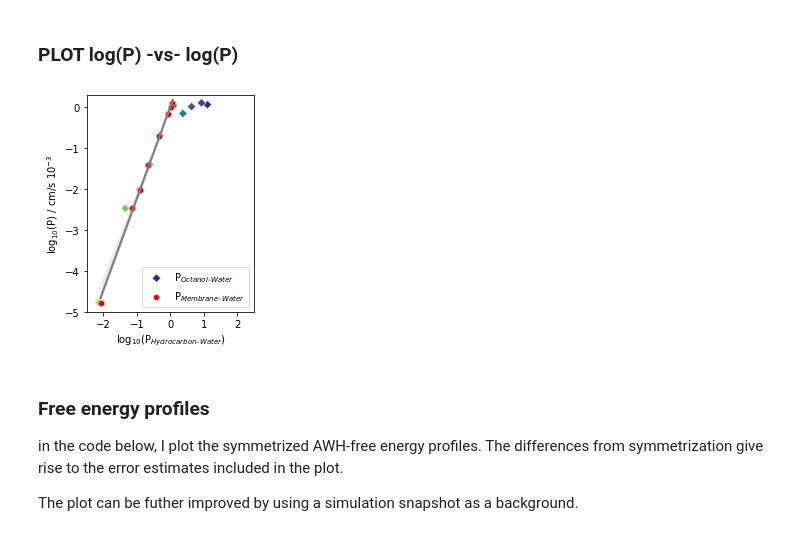
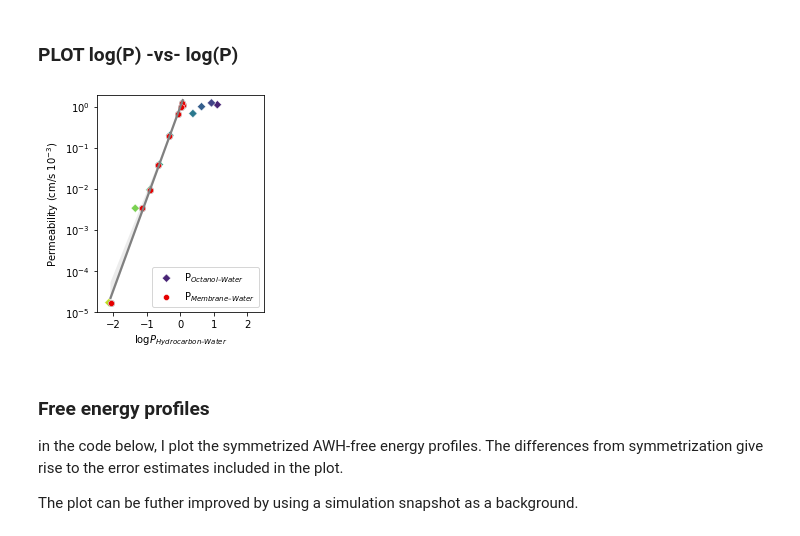
Before and after one commit to jmelcr/permeability, a Jupyter notebook: martini3/cholesterol00p_PC_variousTails_sims/saturation_DPPC-POPC_titration/perm_particle_EOLS/dopc-unsat_0-169_d_100/plot_awh_fric_profiles.ipynb, the cells around one changed output. Cells and saved outputs as stored; diff of their text form; code cells hidden in the pictures.

Commit message:
updated AWH profiles, changed labeling to hydrophobic levels, improved legends and the loglog plot to appear like semi-log scaled

```diff
--- a/martini3/cholesterol00p_PC_variousTails_sims/saturation_DPPC-POPC_titration/perm_particle_EOLS/dopc-unsat_0-169_d_100/plot_awh_fric_profiles.ipynb
+++ b/martini3/cholesterol00p_PC_variousTails_sims/saturation_DPPC-POPC_titration/perm_particle_EOLS/dopc-unsat_0-169_d_100/plot_awh_fric_profiles.ipynb
@@ -576,21 +576,25 @@ sns.set_palette("viridis", n_colors=len(dfall))
 # %%
 sns.scatterplot(data=dfall, x='POW', y='logPerm',
                 label=r'P$_{Octanol–Water}$',
                 hue='index', palette='viridis',
                 legend=False,
                 marker='D')
 sns.regplot(data=dfall, x='logPart', y='logPerm', color='grey')
 sns.scatterplot(data=dfall, x='logPart', y='logPerm', label=r'P$_{Membrane–Water}$', color='xkcd:red')
 
 fig = plt.gca()
+# change the y-ticks labels to make y-axis appear "like in a logscale"
+fig.set_yticks(range(-5, 1, 1))
+fig.set_yticklabels([ r"$10^{"+str(i)+r"}$" for i in fig.get_yticks() ])
+# similar size and range as in the plot from experiments
 fig.figure.set_size_inches([3.0,4.0])
 fig.set_xlim([-2.5, 2.5])
 fig.set_ylim([-5, 0.3])
-fig.set_xlabel(r'log$_{10}$(P$_{Hydrocarbon–Water}$)')
-fig.set_ylabel(r'log$_{10}$(P) / cm/s $10^{-3}$')
+fig.set_xlabel(r'log$P_{Hydrocarbon–Water}$')
+fig.set_ylabel(r'Permeability (cm/s $10^{-3}$)')  # assuming y-axis lables "logscale-like" !!!
 plt.savefig("perm-partMem-partOW-loglog-plot.png", dpi=150, bbox_inches='tight')
 # %% [output]
-[figure, old version]
+[figure, new version]
 # %%
 # save the table!
 dfall.to_csv("perm-partMem-partOW-loglog.csv")
```
Also changed, not shown: parts of 4 cells of this notebook, 2 other files.
